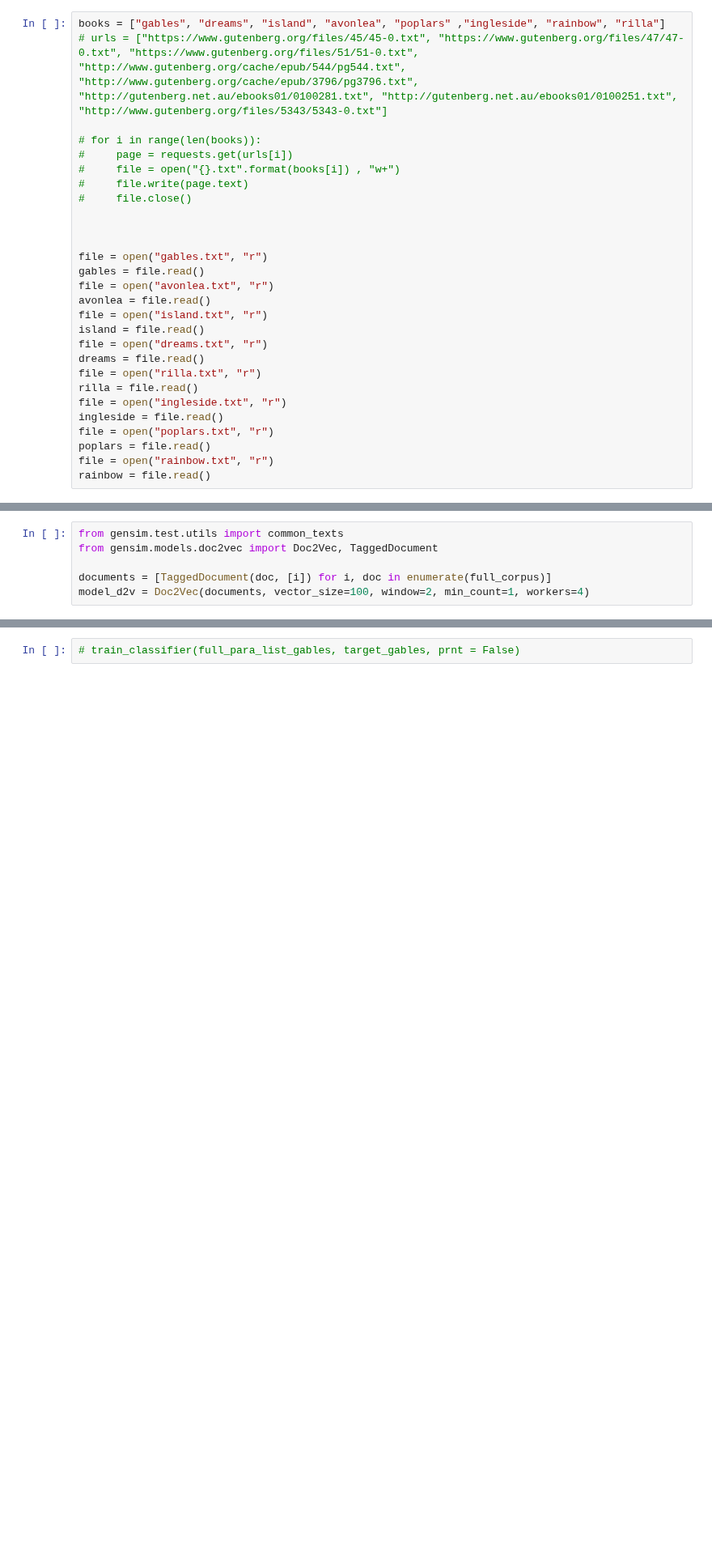
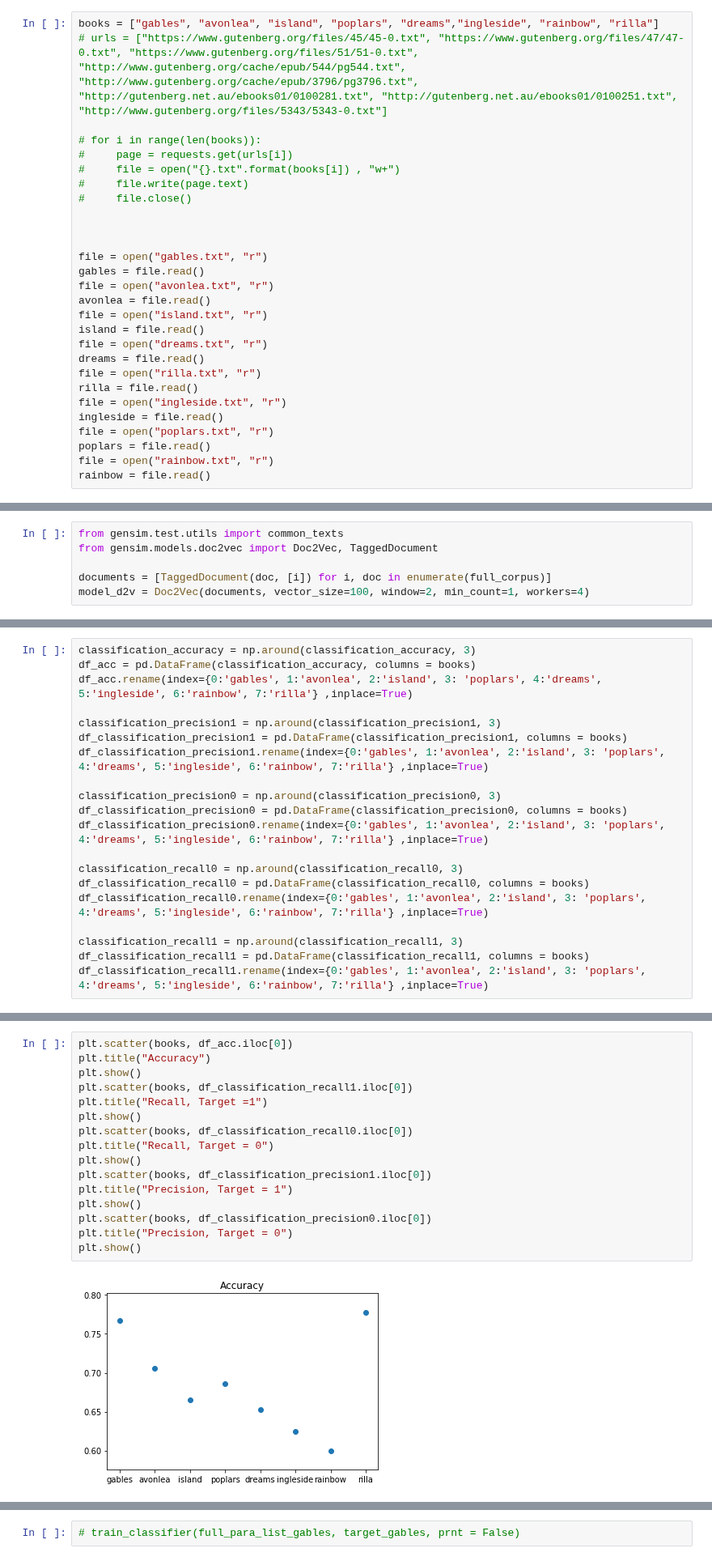
Before and after one commit to nicolenair/Capstone, a Jupyter notebook: Capstone_Classification_Experiment.ipynb, the cells around one changed output, grey strips where cells are left out. Shown at 81% size. Drawn from its saved outputs; the diff is of its cells as text; blank space fills up the shorter version.

```diff
--- a/Capstone_Classification_Experiment.ipynb
+++ b/Capstone_Classification_Experiment.ipynb
@@ -31,7 +27,7 @@ import importlib
 # import os
 # os.listdir("/content/gdrive/My Drive/Nicole-Internship-Complete-Folder/chatbot - all/chatbot-flask/GoogleNews-vectors-negative300.bin.gz")
 # %%
-books = ["gables", "dreams", "island", "avonlea", "poplars" ,"ingleside", "rainbow", "rilla"]
+books = ["gables", "avonlea", "island", "poplars", "dreams","ingleside", "rainbow", "rilla"]
 # urls = ["https://www.gutenberg.org/files/45/45-0.txt", "https://www.gutenberg.org/files/47/47-0.txt", "https://www.gutenberg.org/files/51/51-0.txt", "http://www.gutenberg.org/cache/epub/544/pg544.txt", "http://www.gutenberg.org/cache/epub/3796/pg3796.txt", "http://gutenberg.net.au/ebooks01/0100281.txt", "http://gutenberg.net.au/ebooks01/0100251.txt", "http://www.gutenberg.org/files/5343/5343-0.txt"]
 
 # for i in range(len(books)):
@@ -345,0 +371,20 @@ len(gables)
+# %%
+classification_accuracy = np.around(classification_accuracy, 3)
+df_acc = pd.DataFrame(classification_accuracy, columns = books)
+df_acc.rename(index={0:'gables', 1:'avonlea', 2:'island', 3: 'poplars', 4:'dreams', 5:'ingleside', 6:'rainbow', 7:'rilla'} ,inplace=True)
+
+classification_precision1 = np.around(classification_precision1, 3)
+df_classification_precision1 = pd.DataFrame(classification_precision1, columns = books)
+df_classification_precision1.rename(index={0:'gables', 1:'avonlea', 2:'island', 3: 'poplars', 4:'dreams', 5:'ingleside', 6:'rainbow', 7:'rilla'} ,inplace=True)
+
+classification_precision0 = np.around(classification_precision0, 3)
+df_classification_precision0 = pd.DataFrame(classification_precision0, columns = books)
+df_classification_precision0.rename(index={0:'gables', 1:'avonlea', 2:'island', 3: 'poplars', 4:'dreams', 5:'ingleside', 6:'rainbow', 7:'rilla'} ,inplace=True)
+
+classification_recall0 = np.around(classification_recall0, 3)
+df_classification_recall0 = pd.DataFrame(classification_recall0, columns = books)
+df_classification_recall0.rename(index={0:'gables', 1:'avonlea', 2:'island', 3: 'poplars', 4:'dreams', 5:'ingleside', 6:'rainbow', 7:'rilla'} ,inplace=True)
+
+classification_recall1 = np.around(classification_recall1, 3)
+df_classification_recall1 = pd.DataFrame(classification_recall1, columns = books)
+df_classification_recall1.rename(index={0:'gables', 1:'avonlea', 2:'island', 3: 'poplars', 4:'dreams', 5:'ingleside', 6:'rainbow', 7:'rilla'} ,inplace=True)
@@ -345,0 +451,18 @@ len(gables)
+# %%
+plt.scatter(books, df_acc.iloc[0])
+plt.title("Accuracy")
+plt.show()
+plt.scatter(books, df_classification_recall1.iloc[0])
+plt.title("Recall, Target =1")
+plt.show()
+plt.scatter(books, df_classification_recall0.iloc[0])
+plt.title("Recall, Target = 0")
+plt.show()
+plt.scatter(books, df_classification_precision1.iloc[0])
+plt.title("Precision, Target = 1")
+plt.show()
+plt.scatter(books, df_classification_precision0.iloc[0])
+plt.title("Precision, Target = 0")
+plt.show()
+# %% [output]
+[figure, added]
```
Also changed, not shown: parts of 16 cells of this notebook.
